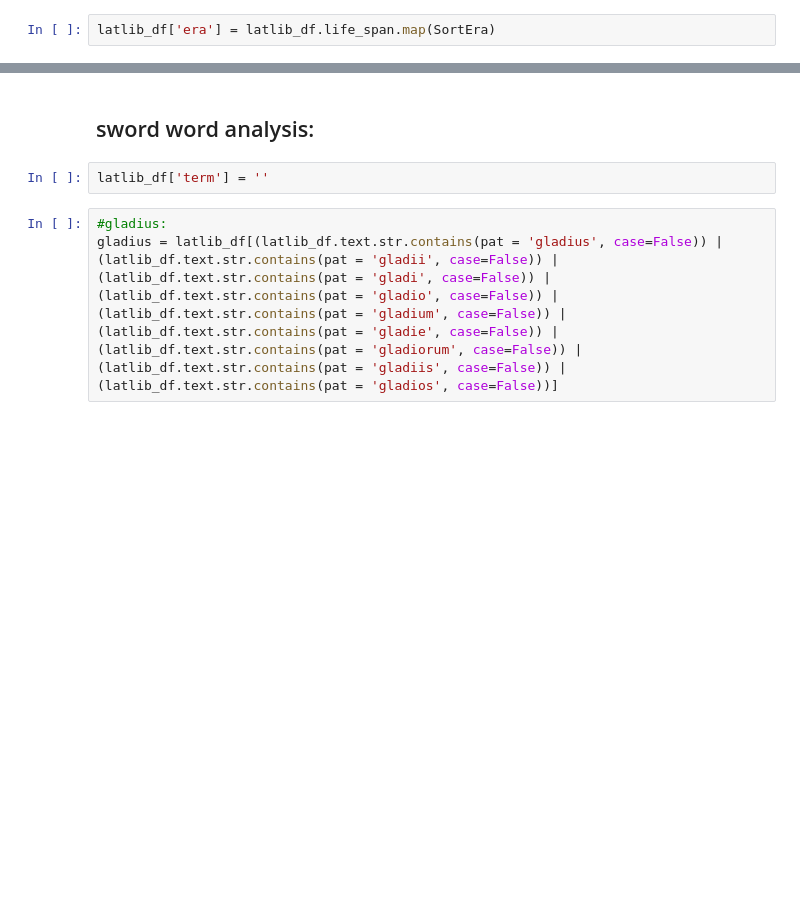
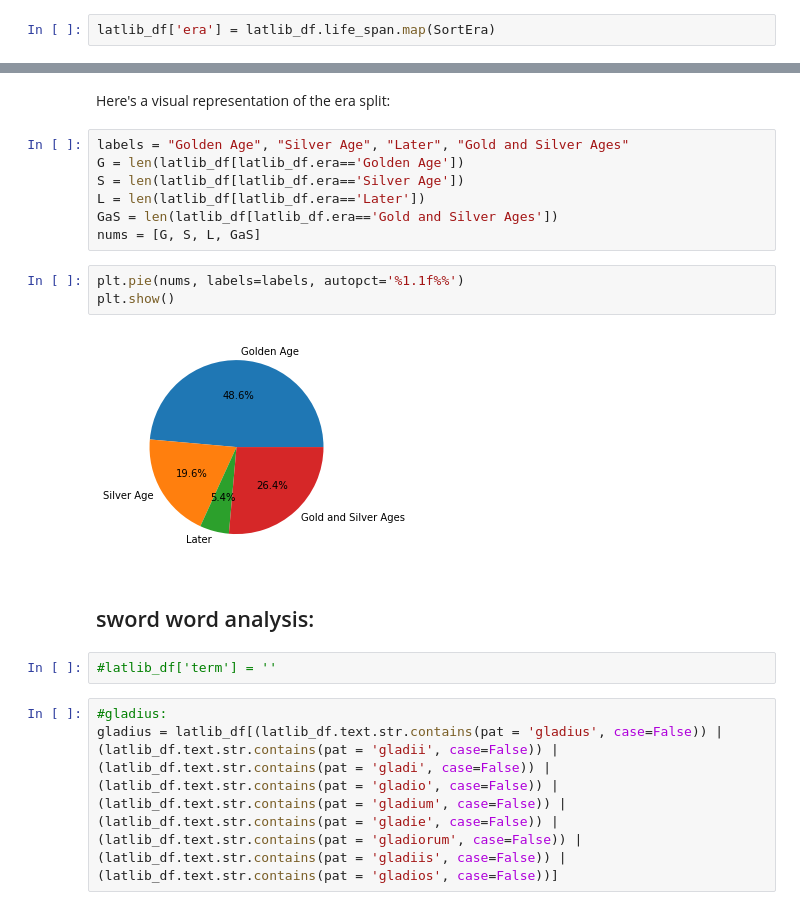
Before and after one commit to Data-Science-for-Linguists-2021/Latin-Vocabulary-Analysis, a Jupyter notebook: AnalysisCode.ipynb, the cells around one changed output, grey strips where cells are left out. Cells and saved outputs as stored; diff of their text form; blank space fills up the shorter version.

```diff
--- a/AnalysisCode.ipynb
+++ b/AnalysisCode.ipynb
@@ -220,7 +206,21 @@ latlib_df.sample(10)
+# %% [markdown]
+Here's a visual representation of the era split:
+# %%
+labels = "Golden Age", "Silver Age", "Later", "Gold and Silver Ages"
+G = len(latlib_df[latlib_df.era=='Golden Age'])
+S = len(latlib_df[latlib_df.era=='Silver Age'])
+L = len(latlib_df[latlib_df.era=='Later'])
+GaS = len(latlib_df[latlib_df.era=='Gold and Silver Ages'])
+nums = [G, S, L, GaS]
+# %%
+plt.pie(nums, labels=labels, autopct='%1.1f%%')
+plt.show()
+# %% [output]
+[figure, added]
 # %% [markdown]
 ## sword word analysis:
-# %%
-latlib_df['term'] = ''
+# %%
+#latlib_df['term'] = ''
 # %%
 #gladius:
 gladius = latlib_df[(latlib_df.text.str.contains(pat = 'gladius', case=False)) | (latlib_df.text.str.contains(pat = 'gladii', case=False)) | (latlib_df.text.str.contains(pat = 'gladi', case=False)) | (latlib_df.text.str.contains(pat = 'gladio', case=False)) | (latlib_df.text.str.contains(pat = 'gladium', case=False)) | (latlib_df.text.str.contains(pat = 'gladie', case=False)) | (latlib_df.text.str.contains(pat = 'gladiorum', case=False)) | (latlib_df.text.str.contains(pat = 'gladiis', case=False)) | (latlib_df.text.str.contains(pat = 'gladios', case=False))]
```
Also changed, not shown: parts of 11 cells of this notebook.
